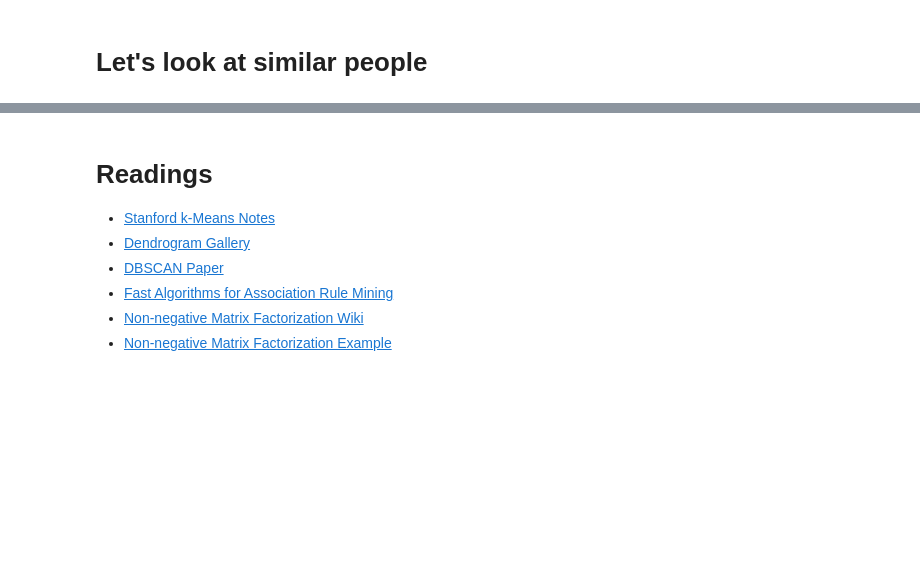
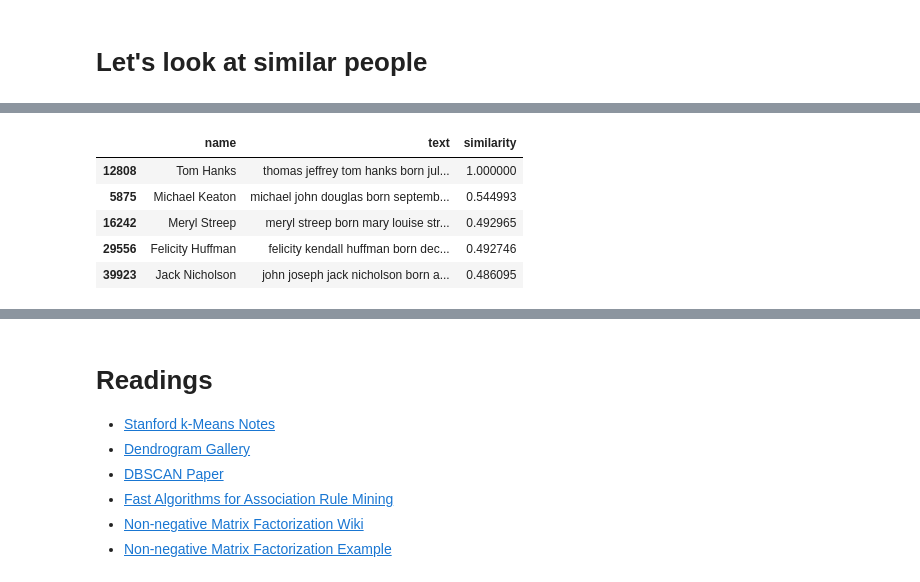
Before and after one commit to msaricaumbc/DS602_Fall2024, a Jupyter notebook: week11 - clustering and unsupervised learning/clustering.ipynb, the cells around one changed output, grey strips where cells are left out. Cells and saved outputs as stored; diff of their text form; code cells hidden in the pictures; blank space fills up the shorter version.

```diff
--- a/week11 - clustering and unsupervised learning/clustering.ipynb
+++ b/week11 - clustering and unsupervised learning/clustering.ipynb
@@ -837,3 +1216,12 @@ get_similar_people('Bill Gates')
+# %%
+get_similar_people('Tom Hanks')
+# %% [output]
+|  | name | text | similarity |
+| 12808 | Tom Hanks | thomas jeffrey tom hanks born jul... | 1.000000 |
+| 5875 | Michael Keaton | michael john douglas born septemb... | 0.544993 |
+| 16242 | Meryl Streep | meryl streep born mary louise str... | 0.492965 |
+| 29556 | Felicity Huffman | felicity kendall huffman born dec... | 0.492746 |
+| 39923 | Jack Nicholson | john joseph jack nicholson born a... | 0.486095 |
 # %%
 for i in get_similar_people('Aamir Khan').text:
     print(i[:500])
```
Also changed, not shown: parts of 64 cells of this notebook.
